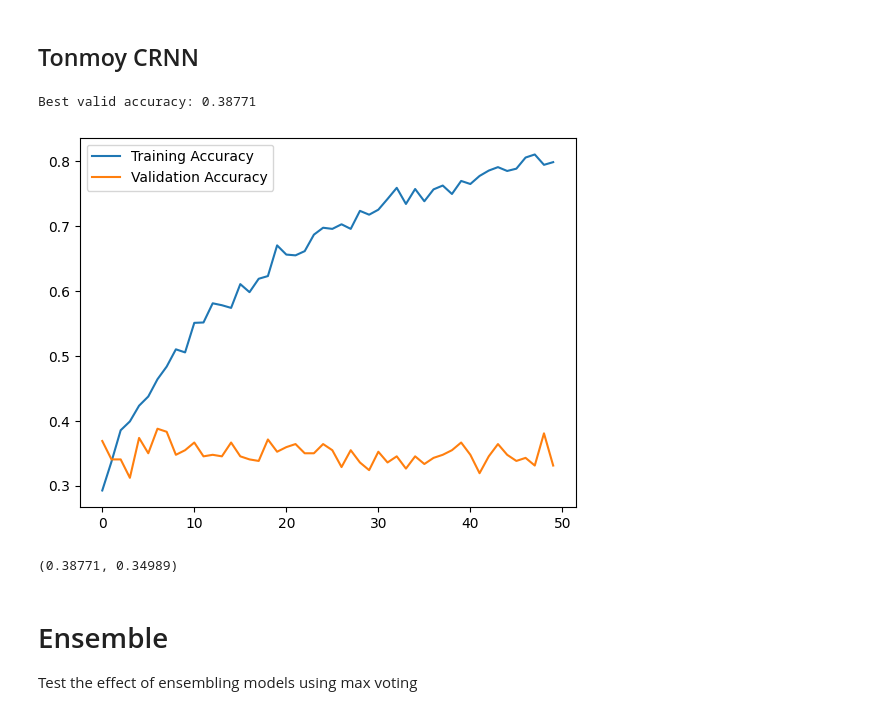
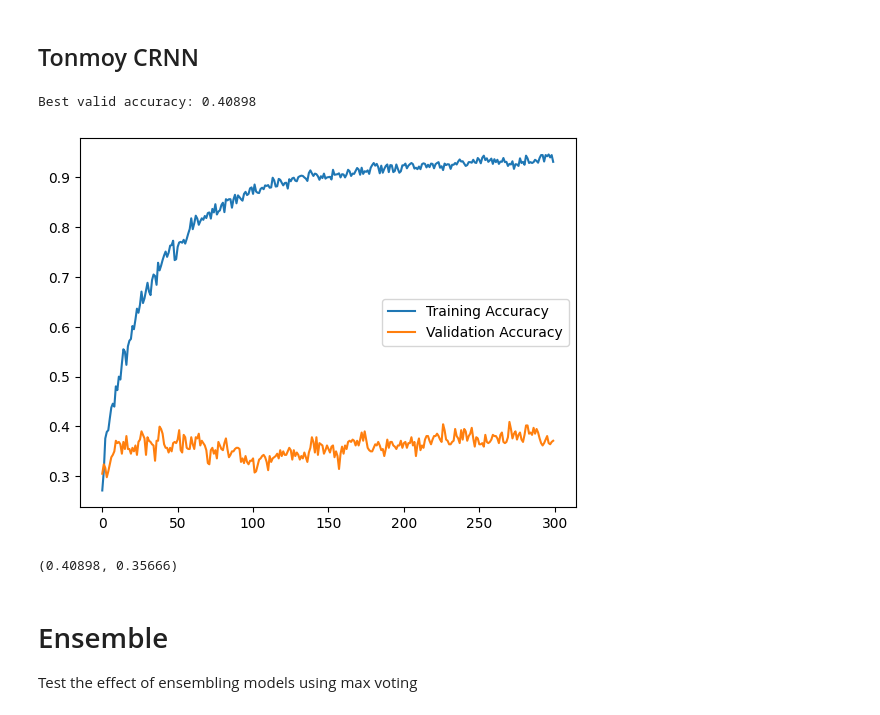
Before and after one commit to TurnerKaminski/ECE147-Final-Project, a Jupyter notebook: main.ipynb, the cells around one changed output. Drawn from its saved outputs; the diff is of its cells as text; code cells hidden in the pictures.

```diff
--- a/main.ipynb
+++ b/main.ipynb
@@ -47,6 +50,6 @@ torch.manual_seed(seed)
 
 # This is for macbook M1, if you have intel I think you use cuda not mps
 # Research what works for your device and change the torch.device
-device = torch.device("mps")
+device = torch.device("cuda")
 device
 # %% [output]
@@ -366,28 +355,22 @@ Best valid accuracy: 0.31206
 # %% [markdown]
 ## Tonmoy CRNN
 # %%
-valid_accs = []
-test_accs = []
+num_epochs=300
 
-num_epochs = 50
+tonmoy_all = HybridCNNLSTM().to(device)
+valid_acc, trains, valids = fit(tonmoy_all, X_train_valid, y_train_valid, device, epochs=num_epochs)
+plt.figure()
+plt.plot(range(num_epochs), trains)
+plt.plot(range(num_epochs), valids)
+plt.legend(['Training Accuracy', 'Validation Accuracy'])
+plt.show()
+test_acc, _ = evaluate(tonmoy_all, test_dataloader_full, device)
 
-for i in range(1):
-    crnn2 = HybridCNNLSTM().to(device)
-    valid_acc, trains, valids = fit(crnn2, X_train_valid, y_train_valid, device, epochs=num_epochs)
-    plt.figure()
-    plt.plot(range(num_epochs), trains)
-    plt.plot(range(num_epochs), valids)
-    plt.legend(['Training Accuracy', 'Validation Accuracy'])
-    plt.show()
-    test_acc, _ = evaluate(crnn2, test_dataloader_full, device)
-    valid_accs.append(valid_acc)
-    test_accs.append(test_acc)
-
-round(np.mean(valid_accs), 5), round(np.mean(test_accs), 5)
+valid_acc, test_acc
 # %% [output]
-Best valid accuracy: 0.38771
+Best valid accuracy: 0.40898
-[figure, old version]
+[figure, new version]
-(0.38771, 0.34989)
+(0.40898, 0.35666)
 # %% [markdown]
 # Ensemble
 
```
Also changed, not shown: parts of 32 cells of this notebook, 5 other files.
